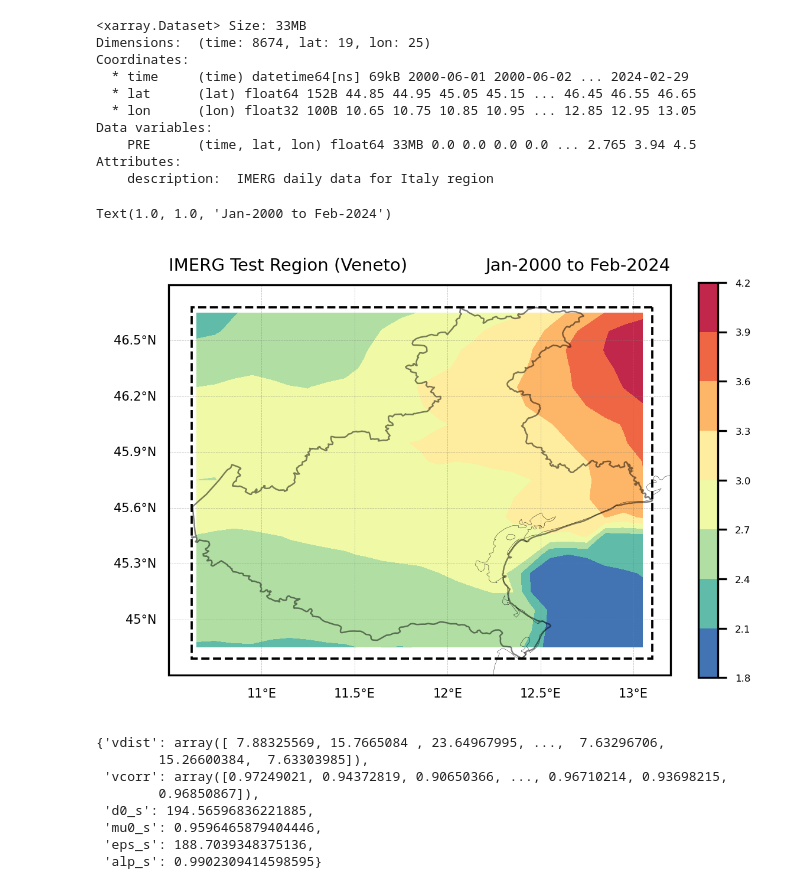
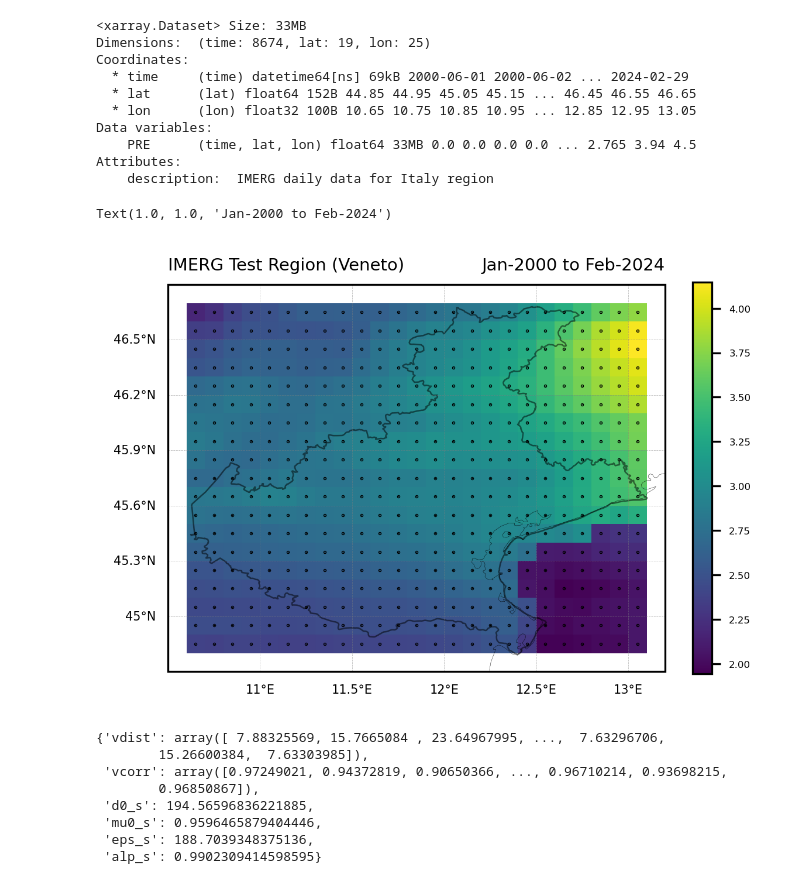
Before and after one commit to mhacarthur/downpy, a Jupyter notebook: codes/test_corr_gamma.ipynb, the cells around one changed output. Drawn from its saved outputs; the diff is of its cells as text; code cells hidden in the pictures.

```diff
--- a/codes/test_corr_gamma.ipynb
+++ b/codes/test_corr_gamma.ipynb
@@ -61,33 +64,36 @@ lo_max, lo_min, la_max, la_min = 13.102129, 10.623646, 46.680462, 44.790684
 # %%
 cmap = plt.cm.Spectral_r
 proj = ccrs.PlateCarree()
 
 fig = plt.figure(figsize=(4,4),dpi=300)
 gs = gridspec.GridSpec(1,1)
 
 # ============================================================================================================================
 ax1 = plt.subplot(gs[0, 0], projection = proj)
 ax1.set_extent([10.5, 13.2, 44.7, 46.8], crs=proj)
 ax1.add_feature(cf.COASTLINE,linewidth=0.1, linestyle='-',edgecolor='k')
-a1 = ax1.contourf(lon2d, lat2d, np.nanmean(DATA['PRE'],axis=0), cmap=cmap)
-ax1.add_patch(patches.Rectangle((lo_max,la_max),lo_min-lo_max,la_min-la_max,linestyle='--',linewidth=0.9,edgecolor='k',facecolor='None',zorder=10))
+# a1 = ax1.contourf(lon2d, lat2d, np.nanmean(DATA['PRE'],axis=0), cmap=cmap)
+a1 = ax1.pcolormesh(lon2d, lat2d, np.nanmean(DATA['PRE'],axis=0))
+# ax1.add_patch(patches.Rectangle((lo_max,la_max),lo_min-lo_max,la_min-la_max,linestyle='--',linewidth=0.9,edgecolor='k',facecolor='None',zorder=10))
 ax1.add_geometries(Veneto.geometry, ccrs.PlateCarree(), edgecolor='k', facecolor='None', linewidth=0.6, alpha=0.5)
+
+ax1.scatter(lon2d, lat2d, s=0.1, c='k', marker='o')
 
 gl = ax1.gridlines(crs=proj,draw_labels=True,linewidth=0.2,color='gray',alpha=0.5,linestyle='--')
 gl.top_labels = False
 gl.bottom_labels = True
 gl.right_labels = False
 gl.xlabel_style = {'size': 5, 'color': 'k'}
 gl.ylabel_style = {'size': 5, 'color': 'k'}
 
 cbar = plt.colorbar(a1, fraction=0.036)
 cbar.ax.tick_params(labelsize=4)
 
 ax1.set_title('IMERG Test Region (Veneto)', fontsize=7, loc='left')
 ax1.set_title('Jan-2000 to Feb-2024', fontsize=7, loc='right')
 # %% [output]
 Text(1.0, 1.0, 'Jan-2000 to Feb-2024')
-[figure, old version]
+[figure, new version]
 # %%
 tmpalat = DATA['lat'][:]
 tmpalon = DATA['lon'][:]
```
Also changed, not shown: parts of 10 cells of this notebook, 1 other file.
